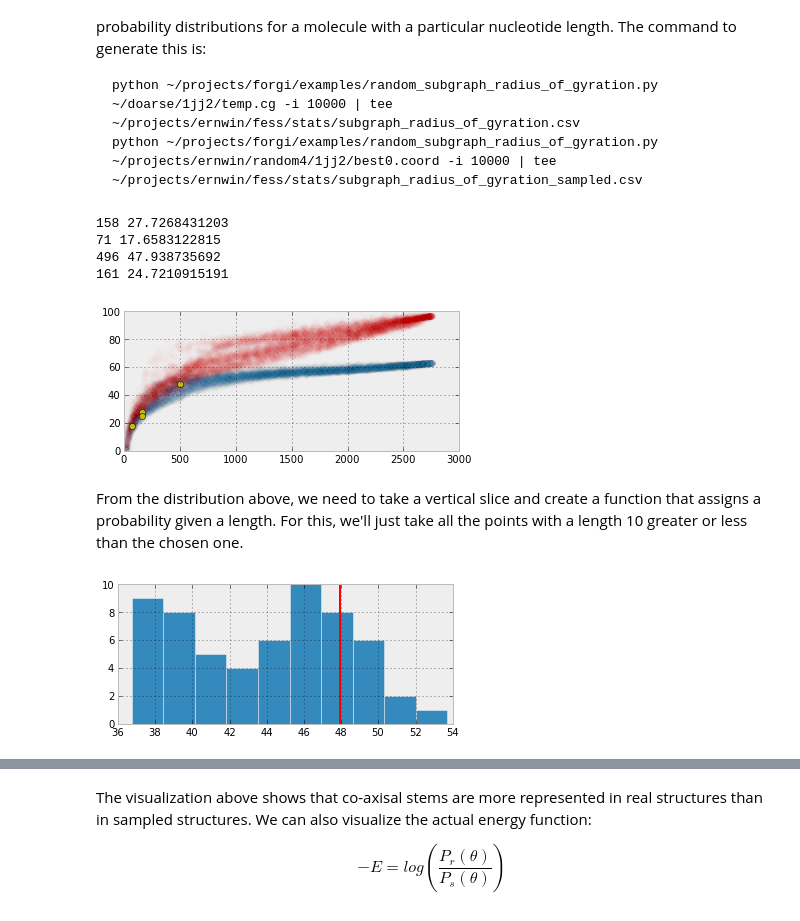
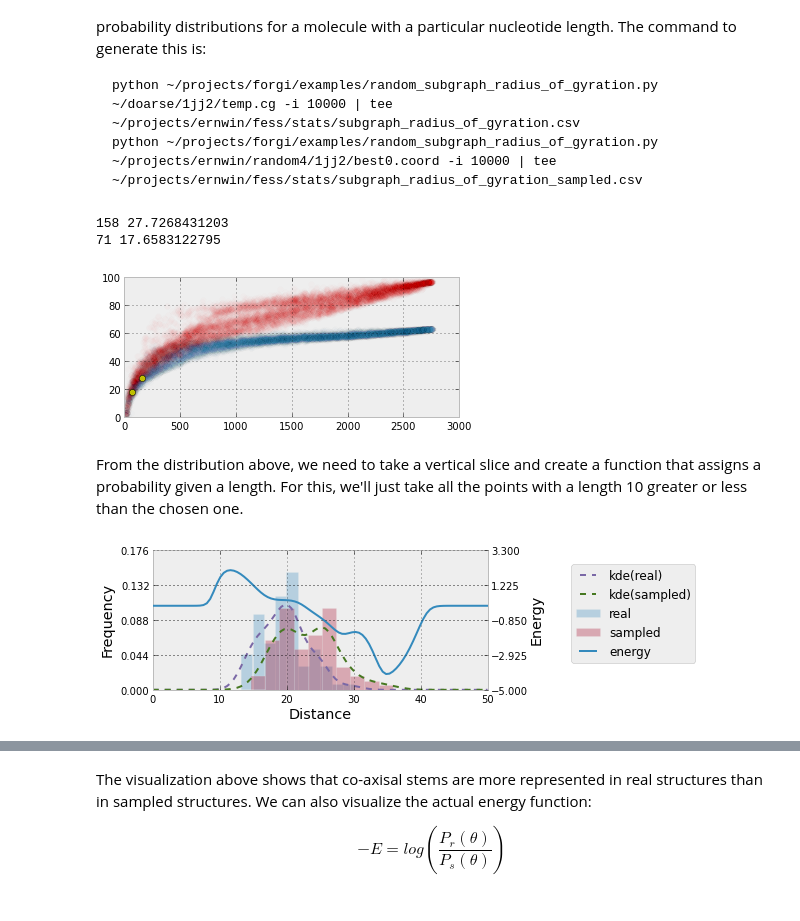
Before and after one commit to ViennaRNA/ernwin, a Jupyter notebook: ipy_notebook_ernwin.ipynb, the cells around one changed output, grey strips where cells are left out. Saved outputs shown, nothing was run; the diff lists cells and outputs as text; code cells hidden in the pictures.

```diff
--- a/ipy_notebook_ernwin.ipynb
+++ b/ipy_notebook_ernwin.ipynb
@@ -203,7 +203,7 @@ The identities of the hairpins that interact will be taken from the real structu
 # %%
 import scipy.stats as ss
 
-def plot_real_vs_sampled(real_dists, sampled_dists, xlim=[0,40]):
+def plot_real_vs_sampled(real_dists, sampled_dists, xlim=[0,40], pseudocount=0.0001):
     fig, ax1 = plt.subplots()
 
     figsize(6, 2.5)
@@ -219,7 +219,7 @@ def plot_real_vs_sampled(real_dists, sampled_dists, xlim=[0,40]):
     p2 = ax1.plot(xs, ks(xs), label='kde(sampled)', ls='--')
 
     ax2 = ax1.twinx()
-    delta = 0.0001
+    delta = pseudocount
     p3 = ax2.plot(xs, log(kr(xs) + delta) - log(ks(xs) + delta), label='energy')
 
     ax1.set_yticks(np.linspace(ax1.get_ybound()[0], ax1.get_ybound()[1] * 1.1, 5))
@@ -377,9 +378,7 @@ plot(data1[:,0], data1[:,1], 'ro', alpha=0.01)
 #plot(total_length, rog, 'o')
 
 files = ['~/doarse/1gid/temp.cg',
-         '~/doarse/1y26/temp.cg',
-         '~/doarse/1fg0/temp.cg',
-         '~/doarse/4erj/temp.cg']
+         '~/doarse/1y26/temp.cg']
 
 for filename in files:
     (length, rog) = length_and_rog_from_file(filename)
@@ -387,29 +386,41 @@ for filename in files:
     plot(length, rog, 'yo')
 # %% [output]
 158 27.7268431203
-71 17.6583122815
-496 47.938735692
-161 24.7210915191
+71 17.6583122795
-[figure, old version]
+[figure, new version]
 # %% [markdown]
 From the distribution above, we need to take a vertical slice and create a function that assigns a probability given a length. For this, we'll just take all the points with a length 10 greater or less than the chosen one.
 # %%
 n=150
-
-fig, ax = plt.subplots()
 
 def plot_probs(cg):
     (n, rog) = length_and_rog(cg)
 
     probabilities = data[np.logical_and(data[:,0] > n-10, data[:,0] < n+10)]
-    ax.hist(probabilities[:,1])
+    probabilities1 = data1[np.logical_and(data1[:,0] > n-10, data1[:,0] < n+10)]
+
+    plot_real_vs_sampled(probabilities[:,1], probabilities1[:,1], [0, 50])
+
+    '''
+    rkde = ss.gaussian_kde(probabilities[:,1])
+    skde = ss.gaussian_kde(probabilities1[:,1])
+
+    xs = np.linspace(10, 50, 100)
+
+    ax.hist(probabilities[:,1], alpha=0.3, normed=True)
+    ax.hist(probabilities1[:,1], alpha=0.3, normed=True)
+
+    plot(xs, rkde(xs))
+    plot(xs, skde(xs))
+
     ax.axvline(rog, color='r')
+    '''
 
 structs = dict()
 structs["1y26"] = ftmc.CoarseGrainRNA(op.expanduser("~/doarse/1y26/temp.cg"))
 structs["1gid"] = ftmc.CoarseGrainRNA(op.expanduser("~/doarse/1gid/temp.cg"))
-structs["1fg0"] = ftmc.CoarseGrainRNA(op.expanduser("~/doarse/1fg0/temp.cg"))
-structs["4erj"] = ftmc.CoarseGrainRNA(op.expanduser("~/doarse/4erj/temp.cg"))
-plot_probs(structs["1fg0"])
+#structs["1fg0"] = ftmc.CoarseGrainRNA(op.expanduser("~/doarse/1fg0/temp.cg"))
+#structs["4erj"] = ftmc.CoarseGrainRNA(op.expanduser("~/doarse/4erj/temp.cg"))
+plot_probs(structs["1y26"])
 # %% [output]
-[figure, old version]
+[figure, new version]
```
Also changed, not shown: parts of 9 cells of this notebook, 1 other file.
